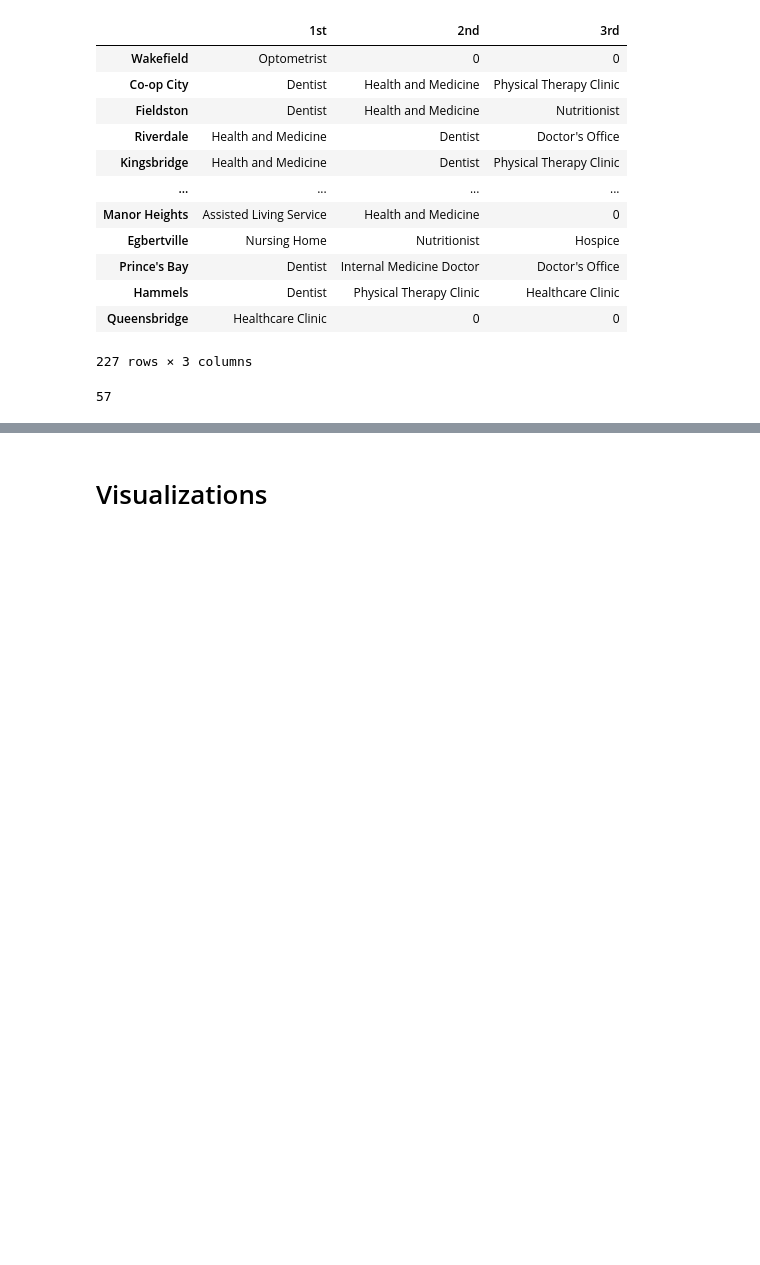
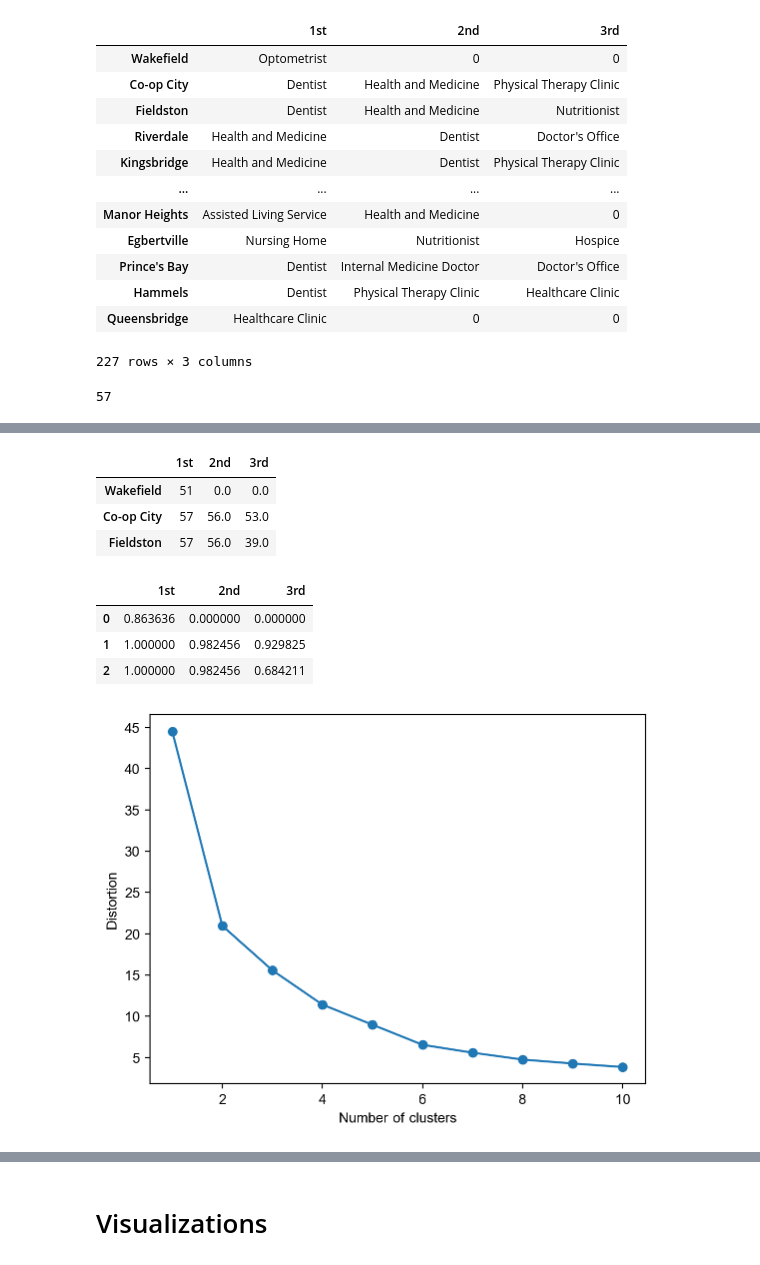
Before and after one commit to edubf22/nyc-neighborhoods, a Jupyter notebook: nyc_healthcare.ipynb, the cells around one changed output, grey strips where cells are left out. Drawn from its saved outputs; the diff is of its cells as text; code cells hidden in the pictures; blank space fills up the shorter version.

Commit message:
Updated nyc_healthcare notebook with more plots and dfs

```diff
--- a/nyc_healthcare.ipynb
+++ b/nyc_healthcare.ipynb
@@ -215,0 +268,4 @@ df.Category.nunique()
+# %%
+# Create a dict with the categories as keys, and encoding as values
+enc_dict = dict(zip(cat_list, cat_encode))
+enc_dict
@@ -215,0 +290,36 @@ df.Category.nunique()
+# %%
+# Now map the top_venues dataframe to get corresponding number
+# for each category
+##### ONLY RUN THIS CELL ONCE #####
+top_venues['1st'] = top_venues['1st'].map(enc_dict)
+top_venues['2nd'] = top_venues['2nd'].map(enc_dict)
+top_venues['3rd'] = top_venues['3rd'].map(enc_dict)
+# %%
+# Fill NaNs with 0
+top_venues = top_venues.fillna(0)
+top_venues.head(3)
+# %% [output]
+|  | 1st | 2nd | 3rd |
+| Wakefield | 51 | 0.0 | 0.0 |
+| Co-op City | 57 | 56.0 | 53.0 |
+| Fieldston | 57 | 56.0 | 39.0 |
+# %%
+# Instantiate the scaler
+scaler = MinMaxScaler()
+
+# Create a scaled data frame
+scaled_venue_count = scaler.fit_transform(top_venues.to_numpy())
+tv_scaled = pd.DataFrame(scaled_venue_count)
+tv_scaled.columns = [['1st', '2nd', '3rd']]
+# %%
+tv_scaled.head(3)
+# %% [output]
+|  | 1st | 2nd | 3rd |
+| 0 | 0.863636 | 0.000000 | 0.000000 |
+| 1 | 1.000000 | 0.982456 | 0.929825 |
+| 2 | 1.000000 | 0.982456 | 0.684211 |
+# %%
+# Get the inertia
+plot_distortion(np.array(tv_scaled),max_clusters=10)
+# %% [output]
+[figure, added]
```
Also changed, not shown: parts of 26 cells of this notebook.
